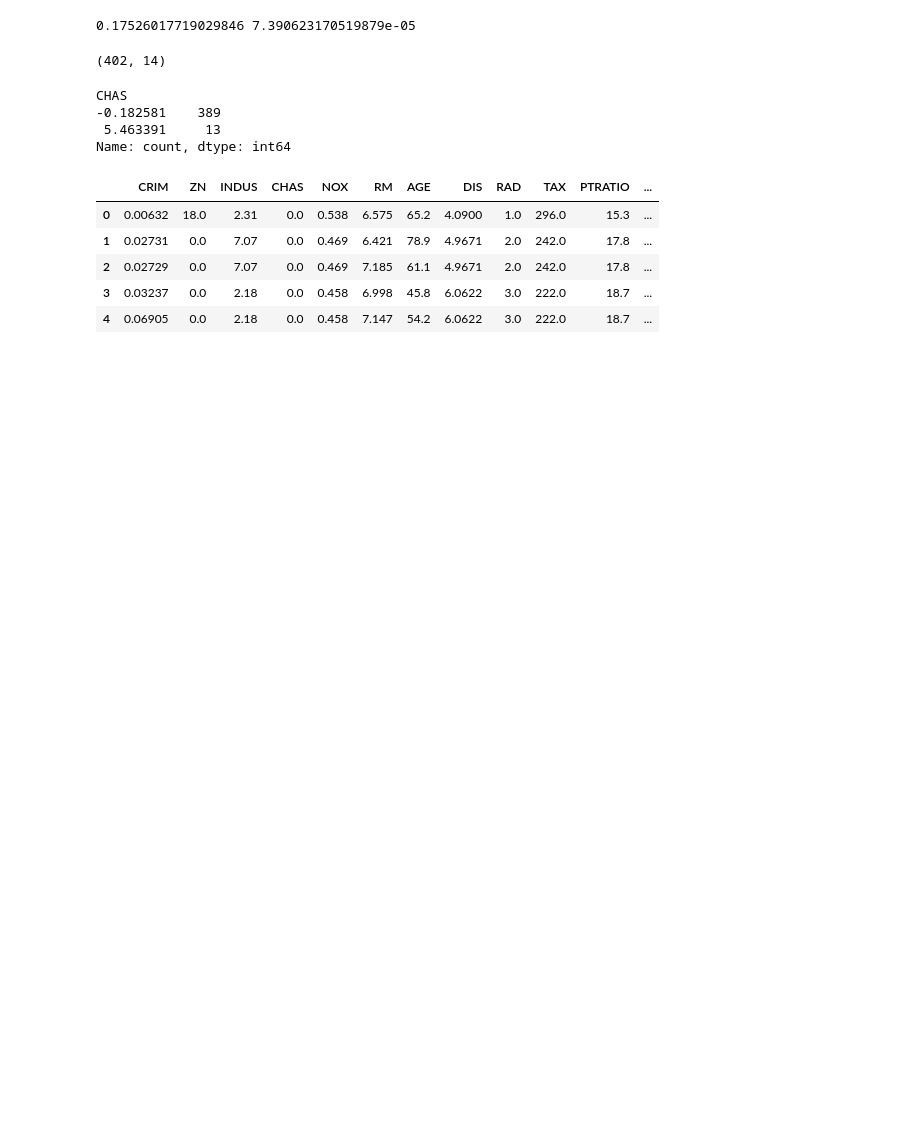
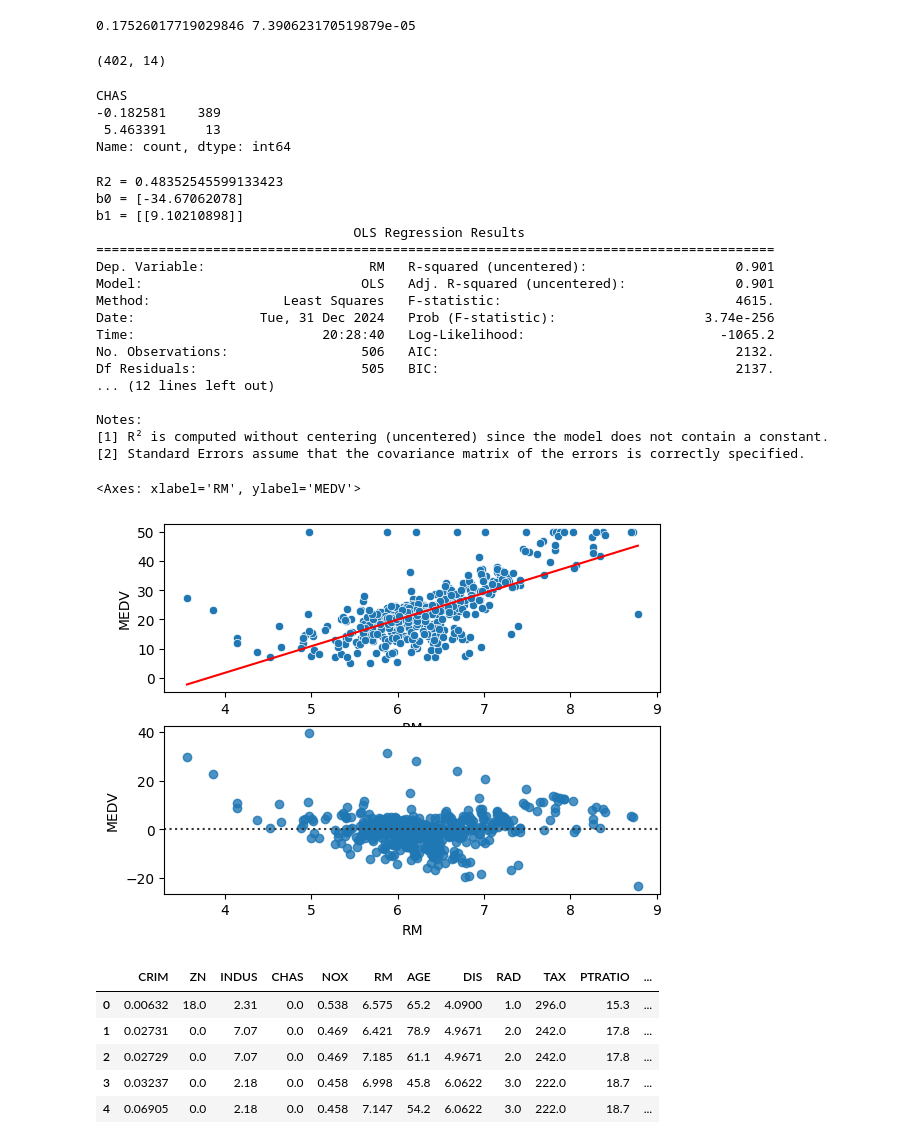
Before and after one commit to Firtux/Projects, a Jupyter notebook: ML/Single-variable LR.ipynb, the cells around one changed output. Drawn from its saved outputs; the diff is of its cells as text; code cells hidden in the pictures; blank space fills up the shorter version.

```diff
--- a/ML/Single-variable LR.ipynb
+++ b/ML/Single-variable LR.ipynb
@@ -82,6 +84,49 @@ y = data['MEDV']
 
 model = LinearRegression()
 y_pred = model.fit(X, y).predict(X)
+# %%
+X = data[['RM']]
+y = data[['MEDV']]
+
+model = LinearRegression()
+y_pred = model.fit(X, y).predict(X).reshape(-1)
+
+R2 = model.score(X, y)
+Intersept = model.intercept_
+Slope = model.coef_
+print(f'R2 = {R2}\nb0 = {Intersept}\nb1 = {Slope}')
+
+mod = sm.OLS(data['RM'], data['MEDV'])
+res = mod.fit()
+print(res.summary())
+
+fig = plt.figure()
+ax1 = plt.subplot(2,1,1)
+ax2 = plt.subplot(2,1,2)
+
+sns.scatterplot(data=data, x=X['RM'], y=y['MEDV'], ax=ax1)
+sns.lineplot(x=X['RM'], y=y_pred, c='r', ax=ax1)
+sns.residplot(x=X, y=y, ax=ax2)
+# %% [output]
+R2 = 0.48352545599133423
+b0 = [-34.67062078]
+b1 = [[9.10210898]]
+                                 OLS Regression Results
+=======================================================================================
+Dep. Variable:                     RM   R-squared (uncentered):                   0.901
+Model:                            OLS   Adj. R-squared (uncentered):              0.901
+Method:                 Least Squares   F-statistic:                              4615.
+Date:                Tue, 31 Dec 2024   Prob (F-statistic):                   3.74e-256
+Time:                        20:28:40   Log-Likelihood:                         -1065.2
+No. Observations:                 506   AIC:                                      2132.
+Df Residuals:                     505   BIC:                                      2137.
+... (12 lines left out)
+
+Notes:
+[1] R² is computed without centering (uncentered) since the model does not contain a constant.
+[2] Standard Errors assume that the covariance matrix of the errors is correctly specified.
+<Axes: xlabel='RM', ylabel='MEDV'>
+[figure, added]
 # %%
 data.head()
 # %% [output]
```
Also changed, not shown: parts of 2 cells of this notebook, 33 other files.
